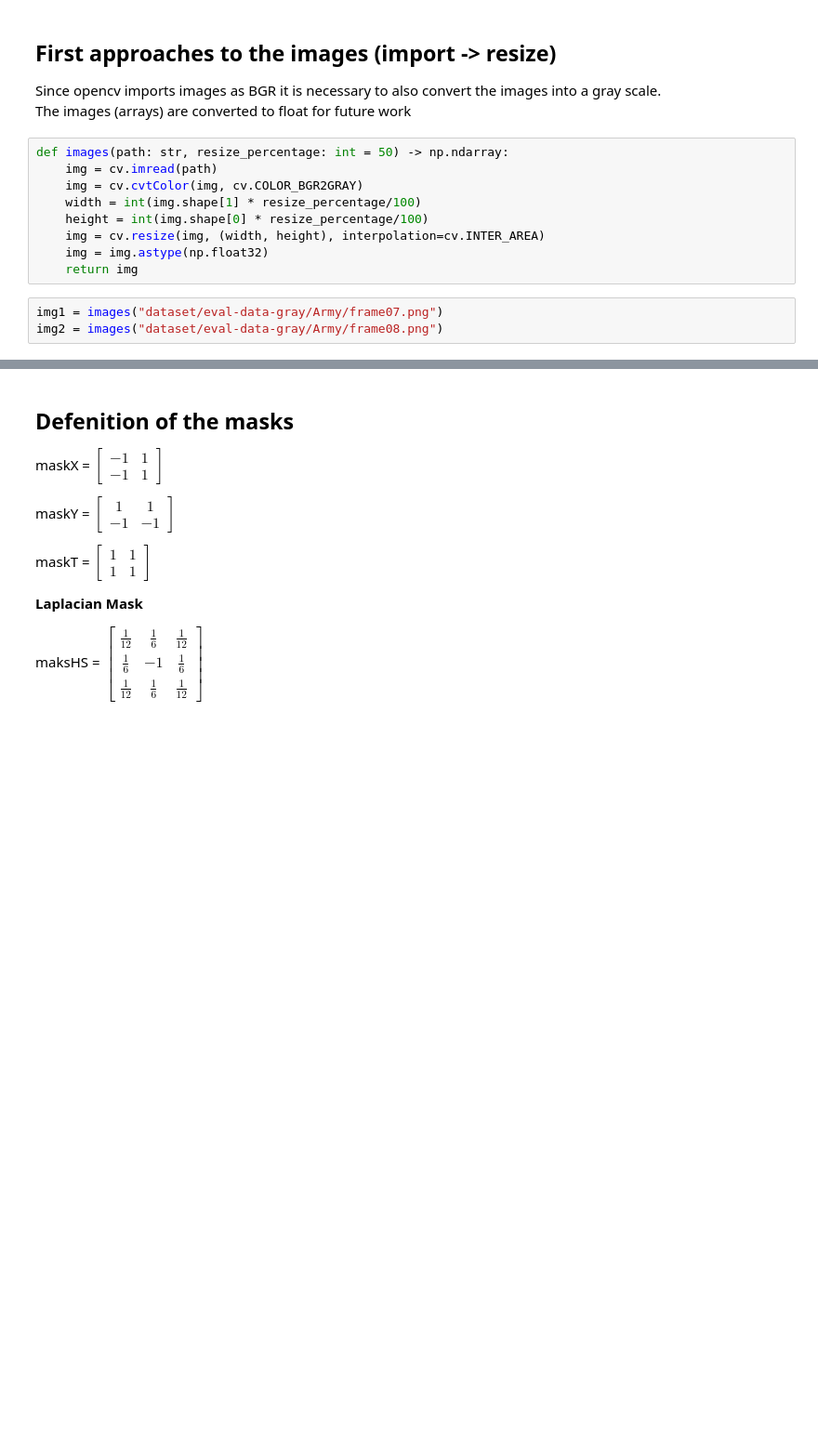
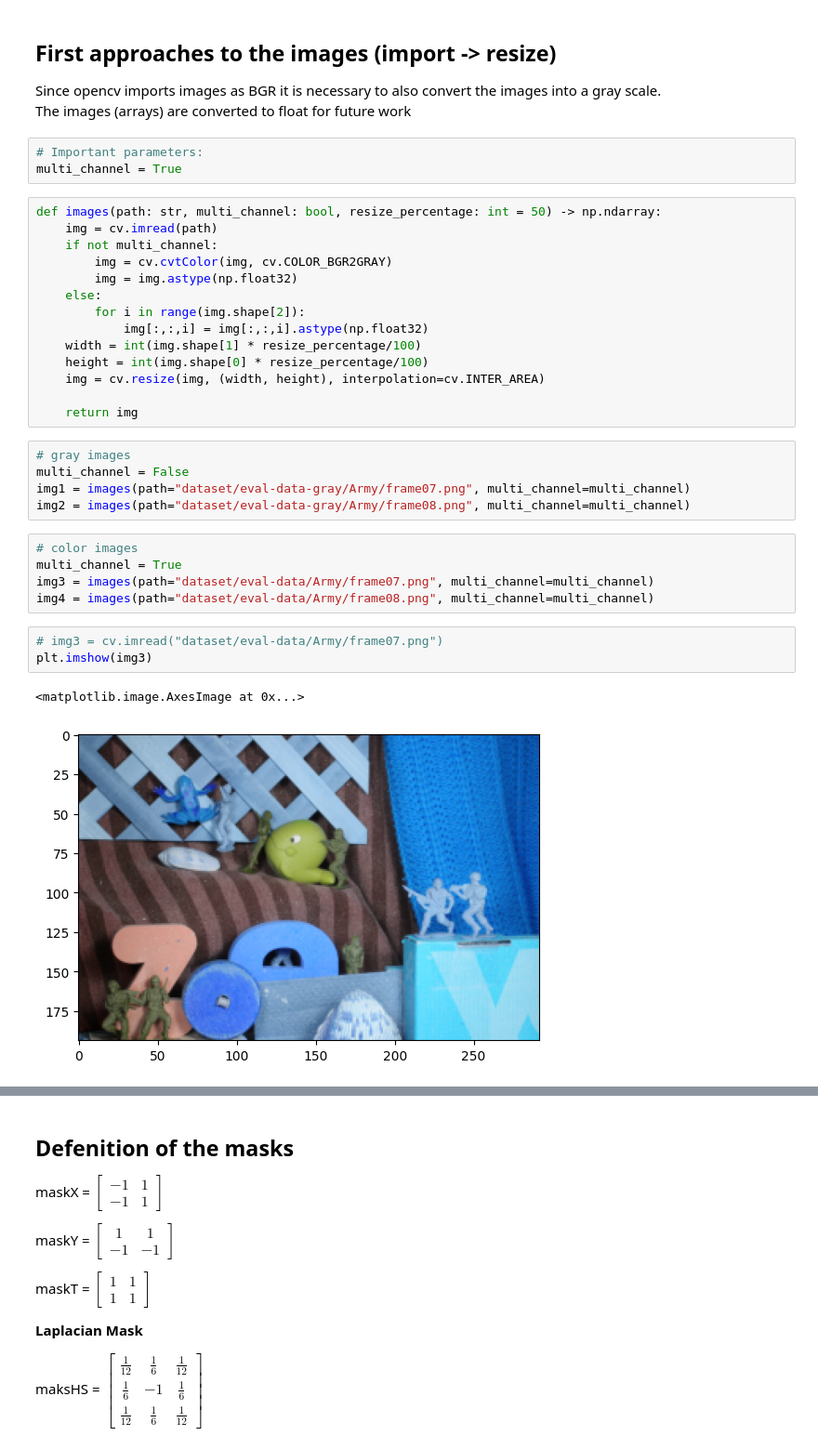
Before and after one commit to XavierVerbrugge2000/VC_Project, a Jupyter notebook: HS.ipynb, the cells around one changed output, grey strips where cells are left out. Shown at 93% size. Drawn from its saved outputs; the diff is of its cells as text; blank space fills up the shorter version.

```diff
--- a/HS.ipynb
+++ b/HS.ipynb
@@ -13,15 +13,36 @@ import matplotlib.pyplot as plt
 ## First approaches to the images (import -> resize)
 Since opencv imports images as BGR it is necessary to also convert the images into a gray scale. \
 The images (arrays) are converted to float for future work
+# %%
+# Important parameters:
+multi_channel = True
 # %%
-def images(path: str, resize_percentage: int = 50) -> np.ndarray:
+def images(path: str, multi_channel: bool, resize_percentage: int = 50) -> np.ndarray:
     img = cv.imread(path)
-    img = cv.cvtColor(img, cv.COLOR_BGR2GRAY)
+    if not multi_channel:
+        img = cv.cvtColor(img, cv.COLOR_BGR2GRAY)
+        img = img.astype(np.float32)
+    else:
+        for i in range(img.shape[2]):
+            img[:,:,i] = img[:,:,i].astype(np.float32)
     width = int(img.shape[1] * resize_percentage/100)
     height = int(img.shape[0] * resize_percentage/100)
     img = cv.resize(img, (width, height), interpolation=cv.INTER_AREA)
-    img = img.astype(np.float32)
+
     return img
 # %%
-img1 = images("dataset/eval-data-gray/Army/frame07.png")
-img2 = images("dataset/eval-data-gray/Army/frame08.png")
+# gray images
+multi_channel = False
+img1 = images(path="dataset/eval-data-gray/Army/frame07.png", multi_channel=multi_channel)
+img2 = images(path="dataset/eval-data-gray/Army/frame08.png", multi_channel=multi_channel)
+# %%
+# color images
+multi_channel = True
+img3 = images(path="dataset/eval-data/Army/frame07.png", multi_channel=multi_channel)
+img4 = images(path="dataset/eval-data/Army/frame08.png", multi_channel=multi_channel)
+# %%
+# img3 = cv.imread("dataset/eval-data/Army/frame07.png")
+plt.imshow(img3)
+# %% [output]
+<matplotlib.image.AxesImage at 0x...>
+[figure, added]
```
Also changed, not shown: parts of 7 cells of this notebook.
